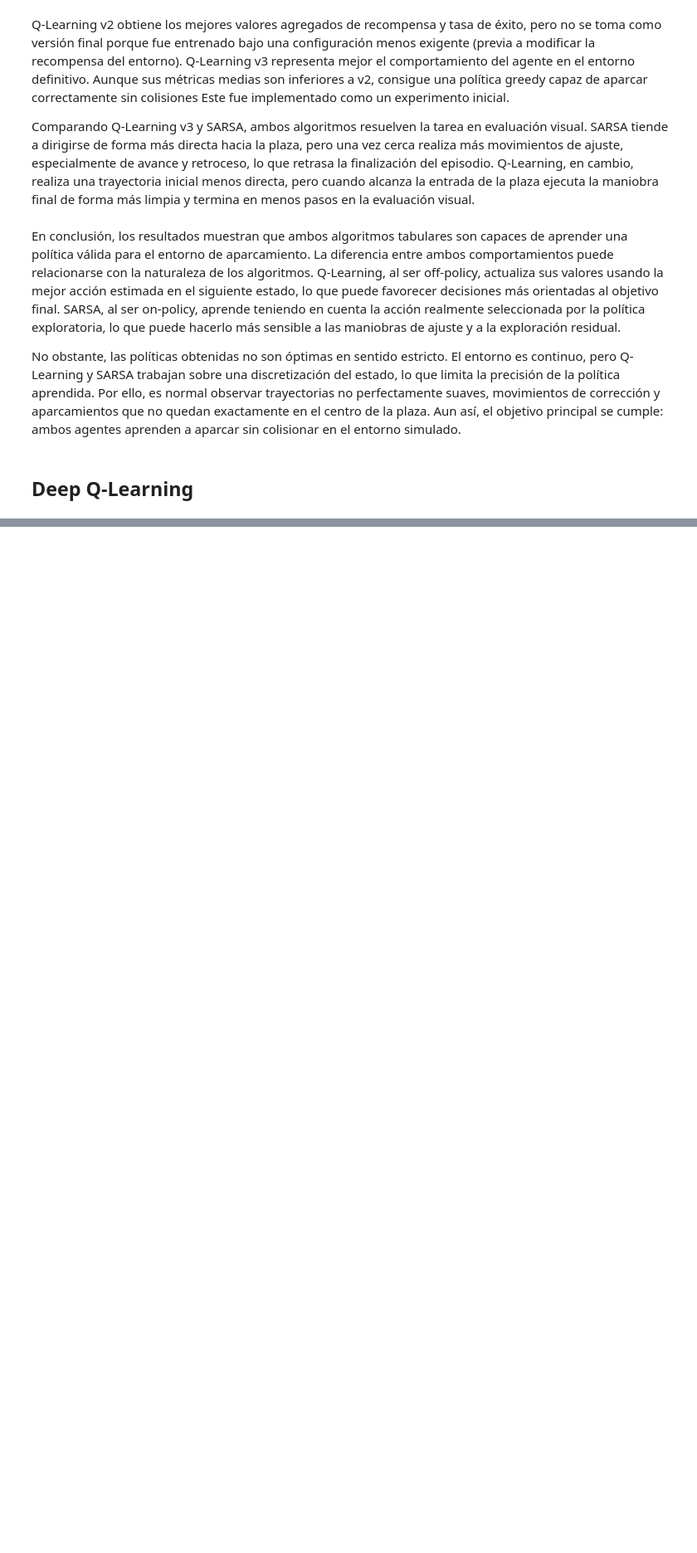
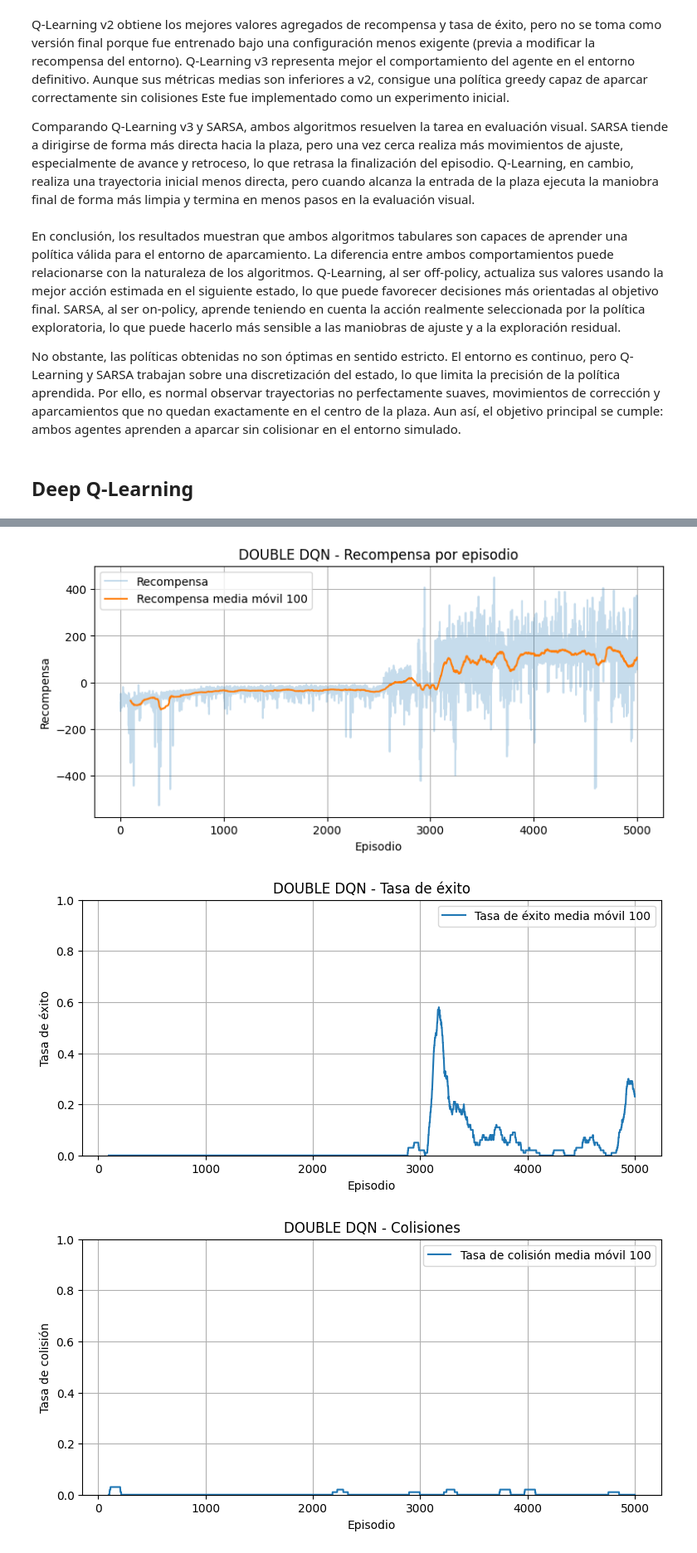
Before and after one commit to laurasomolinos/parking-simulado-rl, a Jupyter notebook: pruebas.ipynb, the cells around one changed output, grey strips where cells are left out. Shown at 83% size. Drawn from its saved outputs; the diff is of its cells as text; code cells hidden in the pictures; blank space fills up the shorter version.

```diff
--- a/pruebas.ipynb
+++ b/pruebas.ipynb
@@ -406,0 +427,6 @@ def plot_results(nombre, window=100):
+# %%
+plot_results('double_dqn')
+# %% [output]
+[figure, added]
+[figure, added]
+[figure, added]
```
Also changed, not shown: parts of 6 cells of this notebook, 15 other files.
